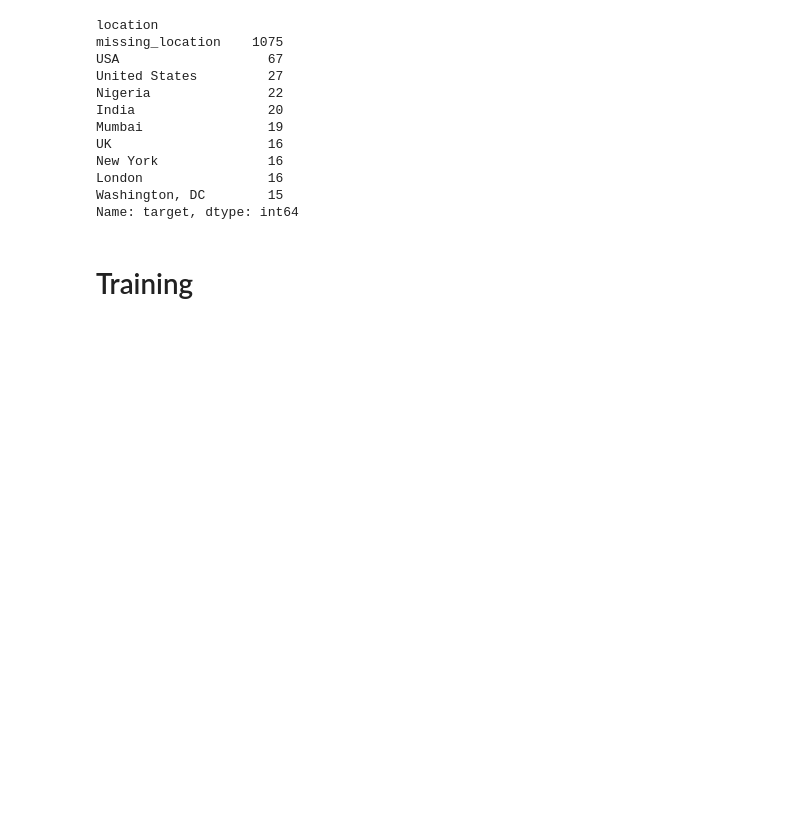
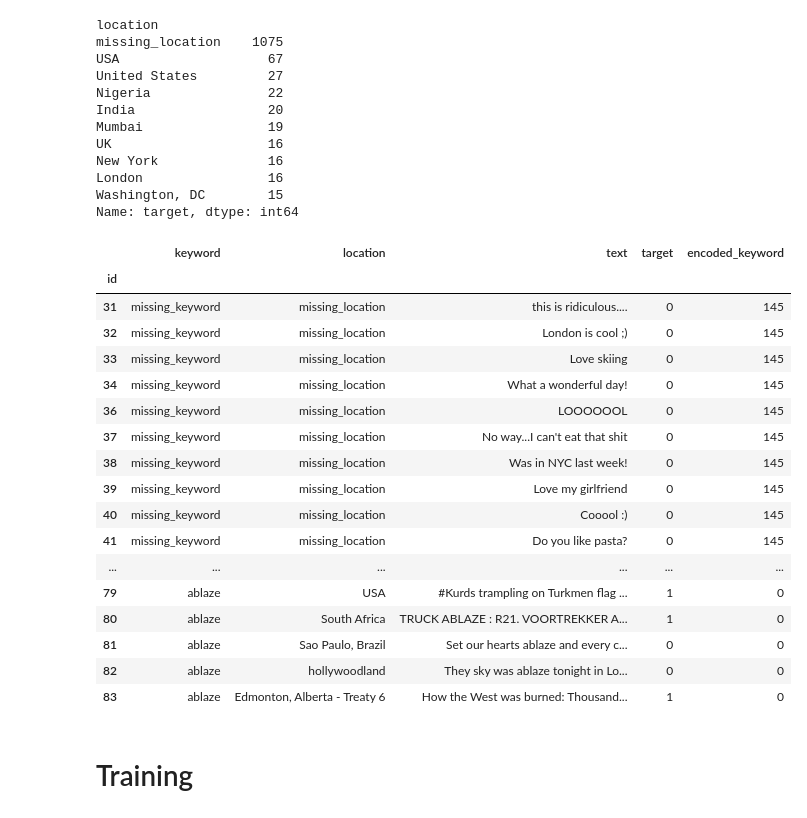
Before and after one commit to jensullrich/DataScienceSS20, a Jupyter notebook: Project/Project_NLP_disaster_tweets.ipynb, the cells around one changed output. Saved outputs shown, nothing was run; the diff lists cells and outputs as text; code cells hidden in the pictures; blank space fills up the shorter version.

```diff
--- a/Project/Project_NLP_disaster_tweets.ipynb
+++ b/Project/Project_NLP_disaster_tweets.ipynb
@@ -141,6 +175,29 @@ New York              16
 London                16
 Washington, DC        15
 Name: target, dtype: int64
+# %%
+labelencoder = LabelEncoder()
+train['encoded_keyword'] = labelencoder.fit_transform(train['keyword'])
+train[20:60]
+# %% [output]
+|  | keyword | location | text | target | encoded_keyword |
+| id |  |  |  |  |  |
+| 31 | missing_keyword | missing_location | this is ridiculous.... | 0 | 145 |
+| 32 | missing_keyword | missing_location | London is cool ;) | 0 | 145 |
+| 33 | missing_keyword | missing_location | Love skiing | 0 | 145 |
+| 34 | missing_keyword | missing_location | What a wonderful day! | 0 | 145 |
+| 36 | missing_keyword | missing_location | LOOOOOOL | 0 | 145 |
+| 37 | missing_keyword | missing_location | No way...I can't eat that shit | 0 | 145 |
+| 38 | missing_keyword | missing_location | Was in NYC last week! | 0 | 145 |
+| 39 | missing_keyword | missing_location | Love my girlfriend | 0 | 145 |
+| 40 | missing_keyword | missing_location | Cooool :) | 0 | 145 |
+| 41 | missing_keyword | missing_location | Do you like pasta? | 0 | 145 |
+| ... | ... | ... | ... | ... | ... |
+| 79 | ablaze | USA | #Kurds trampling on Turkmen flag ... | 1 | 0 |
+| 80 | ablaze | South Africa | TRUCK ABLAZE : R21. VOORTREKKER A... | 1 | 0 |
+| 81 | ablaze | Sao Paulo, Brazil | Set our hearts ablaze and every c... | 0 | 0 |
+| 82 | ablaze | hollywoodland | They sky was ablaze tonight in Lo... | 0 | 0 |
+| 83 | ablaze | Edmonton, Alberta - Treaty 6 | How the West was burned: Thousand... | 1 | 0 |
 # %% [markdown]
 # Training
 # %%
```
Also changed, not shown: parts of 14 cells of this notebook.
